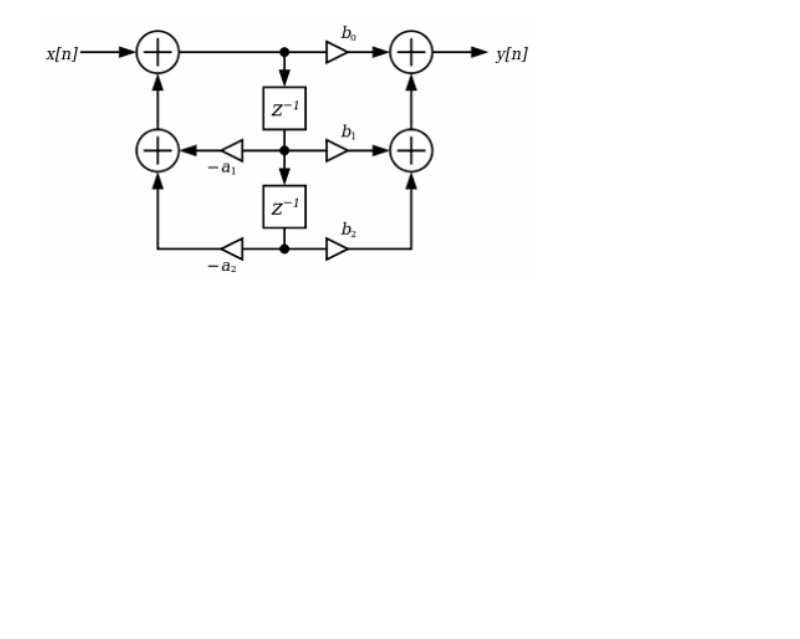
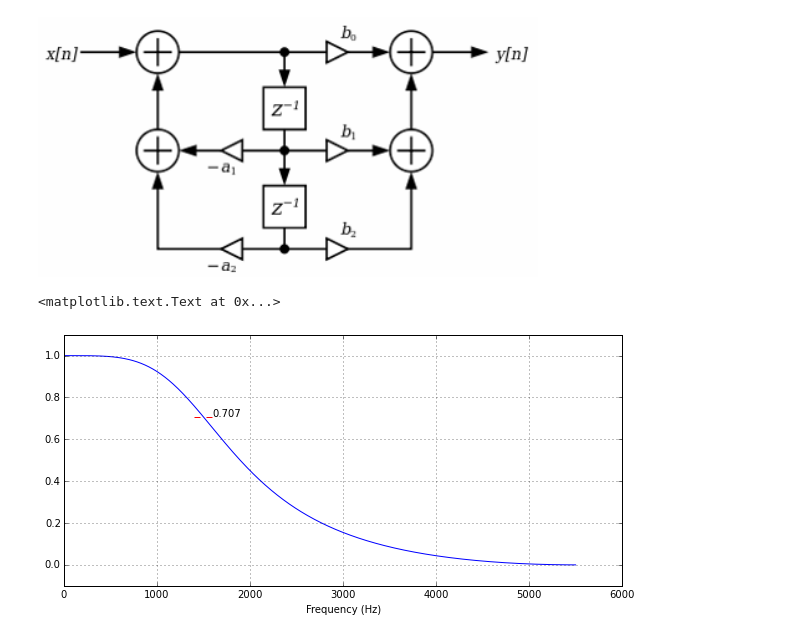
Before and after one commit to GurayGurkan/Lecture-Codes-Signal-Processing-Applications, a Jupyter notebook: EE0404_Lecture10.ipynb, the cells around one changed output. Drawn from its saved outputs; the diff is of its cells as text; code cells hidden in the pictures; blank space fills up the shorter version.

```diff
--- a/EE0404_Lecture10.ipynb
+++ b/EE0404_Lecture10.ipynb
@@ -386,3 +386,24 @@ By swapping cascade transfer blocks, we obtain Direct II form with common delay
 Image('.\Figs\EE0404_Lecture10_fig2.png',width=500)
 # %% [output]
 [figure]
+# %%
+# Digital Lowpass Butterworth Filter design
+
+N = 2       # order = 2.
+fs = 11025. # sampling freq.
+fc = 1500.  # cut-off
+wc =2*pi*fc/fs
+b2, a2 = butter(2, wc/pi)
+w, H =freqz(b2,a2)
+
+plot(w*fs/(2*pi),abs(H))
+hold(True)
+plot([1400,1600],[0.707,0.707],'--r')
+text(1600,0.707,'0.707')
+grid(True)
+ylim([-.1, 1.1])
+#xlim([1 ,])
+xlabel('Frequency (Hz)')
+# %% [output]
+<matplotlib.text.Text at 0x...>
+[figure, added]
```
Also changed, not shown: parts of 2 cells of this notebook, 3 other files.
